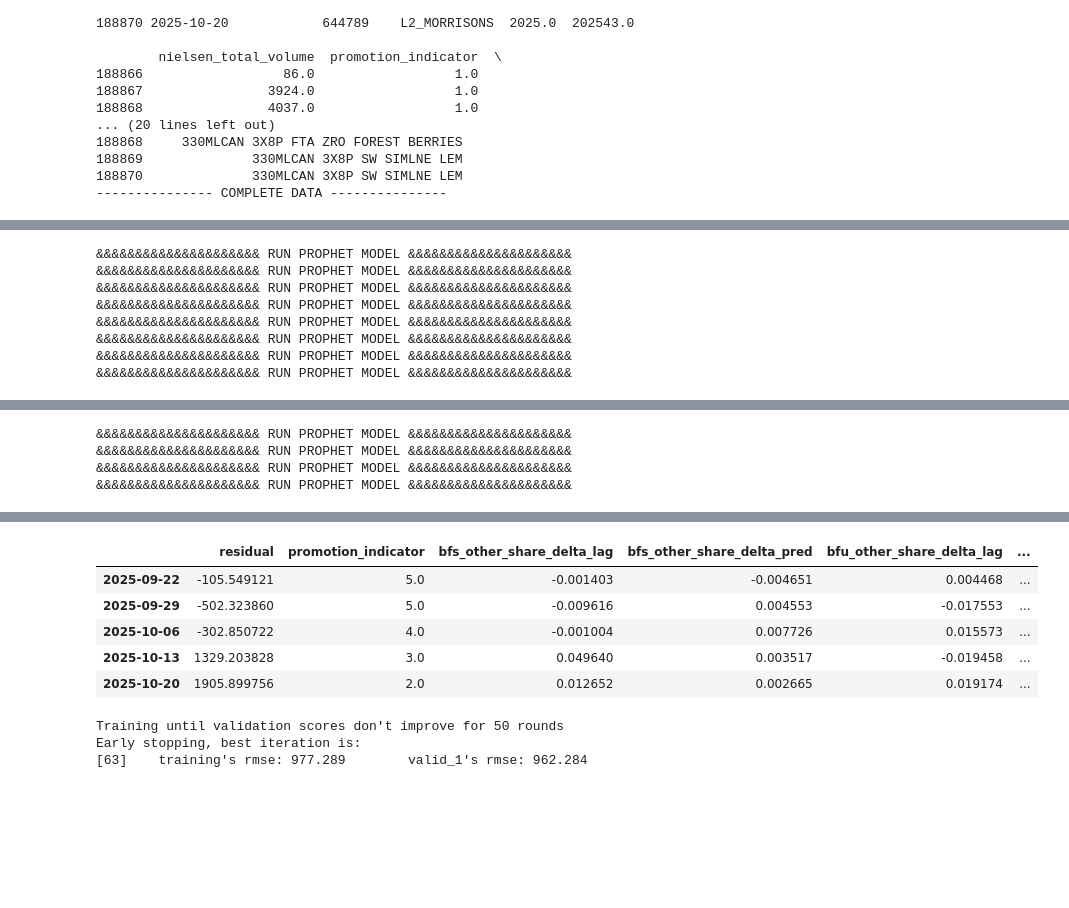
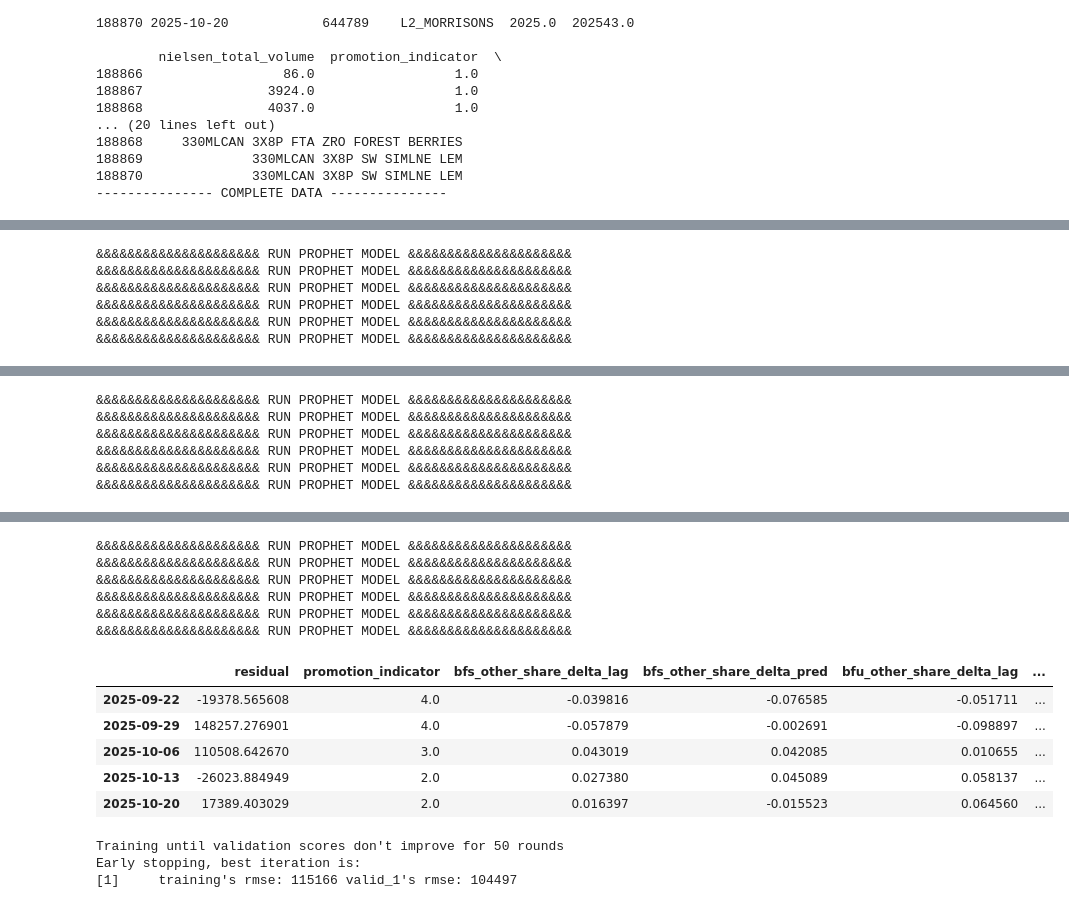
Before and after one commit to gw3nnipi3/baseline-sales-modelling, a Jupyter notebook: notebooks/cannibalisationTest.ipynb, the cells around one changed output, grey strips where cells are left out. Cells and saved outputs as stored; diff of their text form; code cells hidden in the pictures; blank space fills up the shorter version.

```diff
--- a/notebooks/cannibalisationTest.ipynb
+++ b/notebooks/cannibalisationTest.ipynb
@@ -373,7 +420,11 @@ MATCH_CAT = {
     "bfu": {"brand_cat", "flavor_cat", "unit_cat"},
     "bus": {"brand_cat", "unit_cat", "size_cat"},
     "fus": {"flavor_cat", "unit_cat", "size_cat"},
-    "bfus": {"brand_cat", "flavor_cat", "unit_cat", "size_cat"}
+    #"bfus": {"brand_cat", "flavor_cat", "unit_cat", "size_cat"},
+    "b": {"brand_cat"},
+    "f": {"flavor_cat"},
+    "u": {"unit_cat"},
+    "s": {"size_cat"},
 }
 # %%
 def add_categories(df):
@@ -455,9 +549,21 @@ df = load_data("dataGB.xlsx")
 # %%
-sku = 279452 # coca cola, can, 330ml, x12
+#sku = 279452 # coca cola, can, 330ml, x12
 #sku = 407260
-sku = 264471 # mango monster 4x
+#sku = 264471 # mango monster 4x
 #sku = 406916 # fanta lemon 2000 ml
 #sku = 414198 # fanta orange 2000ml
+#sku = 423230 # dr pepper
+#sku = 283971 # coca cola, pet, coal & cherry, 1750
+sku = 283984 # coca cola, 250ml can, 6x, cola flv
+sku = 222245 # diet coke, cola flv, 330, 24x
+
+# top 5 selling sku
+sku = 419293
+#sku = 409175
+#sku = 230542
+#sku = 222245
+#sku = 279417
+
 new_df = df.copy()
 new_df = add_categories(new_df)
 new_df.tail()
@@ -478,5 +582,3 @@ processed_df.tail()
 &&&&&&&&&&&&&&&&&&&&& RUN PROPHET MODEL &&&&&&&&&&&&&&&&&&&&&
 &&&&&&&&&&&&&&&&&&&&& RUN PROPHET MODEL &&&&&&&&&&&&&&&&&&&&&
 &&&&&&&&&&&&&&&&&&&&& RUN PROPHET MODEL &&&&&&&&&&&&&&&&&&&&&
-&&&&&&&&&&&&&&&&&&&&& RUN PROPHET MODEL &&&&&&&&&&&&&&&&&&&&&
-&&&&&&&&&&&&&&&&&&&&& RUN PROPHET MODEL &&&&&&&&&&&&&&&&&&&&&
@@ -488,3 +592,5 @@ processed_df.tail()
 &&&&&&&&&&&&&&&&&&&&& RUN PROPHET MODEL &&&&&&&&&&&&&&&&&&&&&
 &&&&&&&&&&&&&&&&&&&&& RUN PROPHET MODEL &&&&&&&&&&&&&&&&&&&&&
 &&&&&&&&&&&&&&&&&&&&& RUN PROPHET MODEL &&&&&&&&&&&&&&&&&&&&&
+&&&&&&&&&&&&&&&&&&&&& RUN PROPHET MODEL &&&&&&&&&&&&&&&&&&&&&
+&&&&&&&&&&&&&&&&&&&&& RUN PROPHET MODEL &&&&&&&&&&&&&&&&&&&&&
@@ -491,9 +603,15 @@ processed_df.tail()
+&&&&&&&&&&&&&&&&&&&&& RUN PROPHET MODEL &&&&&&&&&&&&&&&&&&&&&
+&&&&&&&&&&&&&&&&&&&&& RUN PROPHET MODEL &&&&&&&&&&&&&&&&&&&&&
+&&&&&&&&&&&&&&&&&&&&& RUN PROPHET MODEL &&&&&&&&&&&&&&&&&&&&&
+&&&&&&&&&&&&&&&&&&&&& RUN PROPHET MODEL &&&&&&&&&&&&&&&&&&&&&
+&&&&&&&&&&&&&&&&&&&&& RUN PROPHET MODEL &&&&&&&&&&&&&&&&&&&&&
+&&&&&&&&&&&&&&&&&&&&& RUN PROPHET MODEL &&&&&&&&&&&&&&&&&&&&&
 |  | residual | promotion_indicator | bfs_other_share_delta_lag | bfs_other_share_delta_pred | bfu_other_share_delta_lag | ... |
-| 2025-09-22 | -105.549121 | 5.0 | -0.001403 | -0.004651 | 0.004468 | ... |
-| 2025-09-29 | -502.323860 | 5.0 | -0.009616 | 0.004553 | -0.017553 | ... |
-| 2025-10-06 | -302.850722 | 4.0 | -0.001004 | 0.007726 | 0.015573 | ... |
-| 2025-10-13 | 1329.203828 | 3.0 | 0.049640 | 0.003517 | -0.019458 | ... |
-| 2025-10-20 | 1905.899756 | 2.0 | 0.012652 | 0.002665 | 0.019174 | ... |
+| 2025-09-22 | -19378.565608 | 4.0 | -0.039816 | -0.076585 | -0.051711 | ... |
+| 2025-09-29 | 148257.276901 | 4.0 | -0.057879 | -0.002691 | -0.098897 | ... |
+| 2025-10-06 | 110508.642670 | 3.0 | 0.043019 | 0.042085 | 0.010655 | ... |
+| 2025-10-13 | -26023.884949 | 2.0 | 0.027380 | 0.045089 | 0.058137 | ... |
+| 2025-10-20 | 17389.403029 | 2.0 | 0.016397 | -0.015523 | 0.064560 | ... |
 # %%
 import lightgbm as lgb
 features = [col for col in processed_df.columns]
@@ -519,9 +637,9 @@ params = {
     "objective": "regression",
     "metric": "rmse",
     "learning_rate": 0.01,
-    "max_depth": 7,         # Keep shallow to prevent overfitting
+    "max_depth": 10,         # Keep shallow to prevent overfitting
     "num_leaves": 120,
-    "min_data_in_leaf": 10,
+    "min_data_in_leaf": 3,
     "feature_fraction": 0.8, # Randomly select 80% of features per tree to find weak signals
     "verbose": -1
 }
@@ -536,4 +654,4 @@ model = lgb.train(
 # %% [output]
 Training until validation scores don't improve for 50 rounds
 Early stopping, best iteration is:
-[63]    training's rmse: 977.289        valid_1's rmse: 962.284
+[1]     training's rmse: 115166 valid_1's rmse: 104497
```
Also changed, not shown: parts of 9 cells of this notebook, 8 other files.
